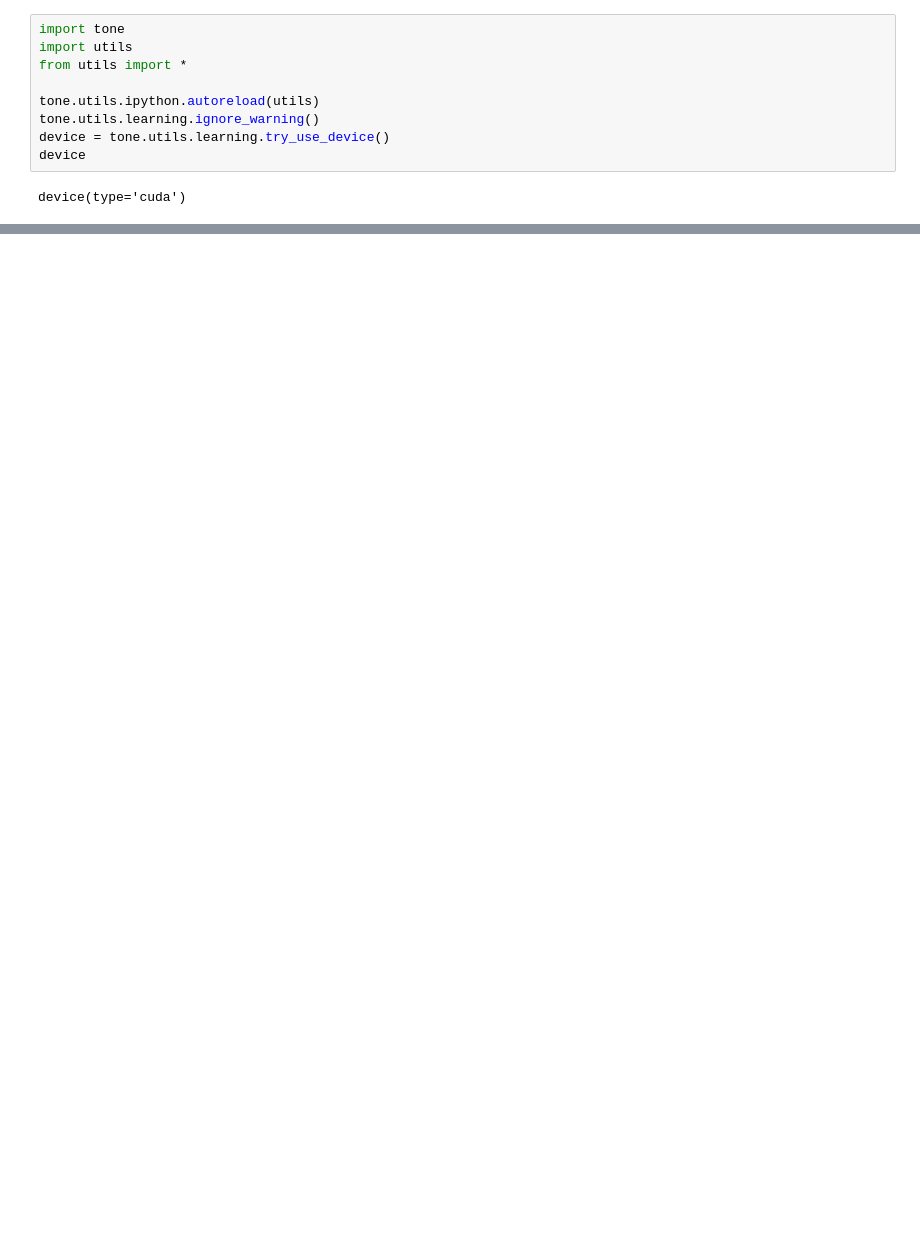
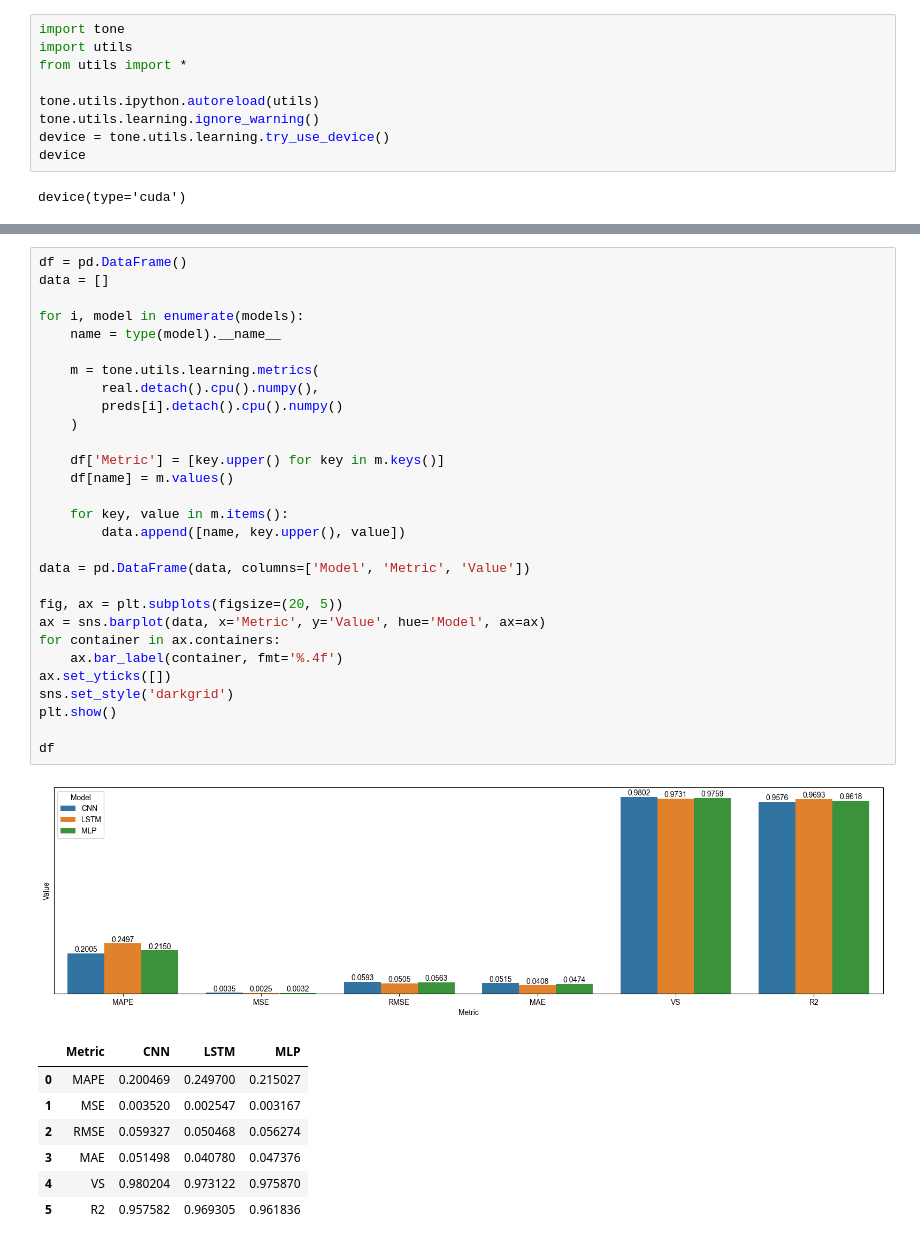
Before and after one commit to StevenBaby/tsa, a Jupyter notebook: playground/005 lstm.ipynb, the cells around one changed output, grey strips where cells are left out. Cells and saved outputs as stored; diff of their text form; blank space fills up the shorter version.

```diff
--- a/playground/005 lstm.ipynb
+++ b/playground/005 lstm.ipynb
@@ -115,0 +66,38 @@ df
+# %%
+df = pd.DataFrame()
+data = []
+
+for i, model in enumerate(models):
+    name = type(model).__name__
+
+    m = tone.utils.learning.metrics(
+        real.detach().cpu().numpy(),
+        preds[i].detach().cpu().numpy()
+    )
+
+    df['Metric'] = [key.upper() for key in m.keys()]
+    df[name] = m.values()
+
+    for key, value in m.items():
+        data.append([name, key.upper(), value])
+
+data = pd.DataFrame(data, columns=['Model', 'Metric', 'Value'])
+
+fig, ax = plt.subplots(figsize=(20, 5))
+ax = sns.barplot(data, x='Metric', y='Value', hue='Model', ax=ax)
+for container in ax.containers:
+    ax.bar_label(container, fmt='%.4f')
+ax.set_yticks([])
+sns.set_style('darkgrid')
+plt.show()
+
+df
+# %% [output]
+[figure, added]
+|  | Metric | CNN | LSTM | MLP |
+| 0 | MAPE | 0.200469 | 0.249700 | 0.215027 |
+| 1 | MSE | 0.003520 | 0.002547 | 0.003167 |
+| 2 | RMSE | 0.059327 | 0.050468 | 0.056274 |
+| 3 | MAE | 0.051498 | 0.040780 | 0.047376 |
+| 4 | VS | 0.980204 | 0.973122 | 0.975870 |
+| 5 | R2 | 0.957582 | 0.969305 | 0.961836 |
```
Also changed, not shown: parts of 8 cells of this notebook, 1 other file.
